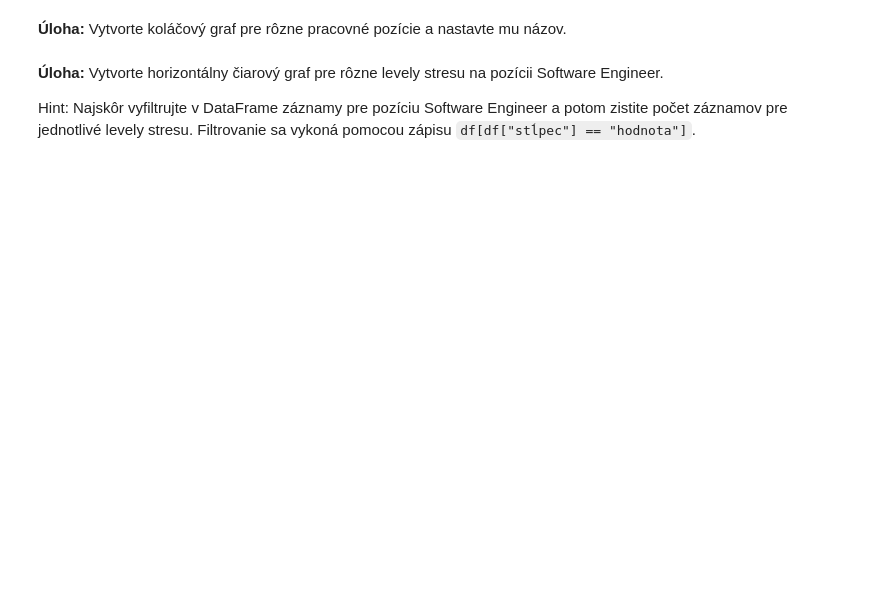
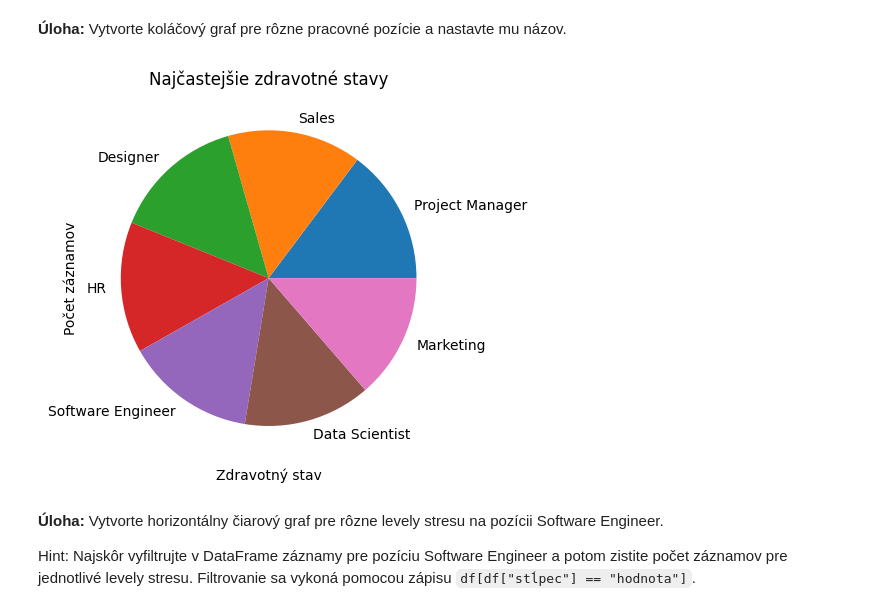
Before and after one commit to tomaschs/SSBU_25, a Jupyter notebook: cv3/CV3_4_Dataset_Python.ipynb, the cells around one changed output. Cells and saved outputs as stored; diff of their text form; code cells hidden in the pictures; blank space fills up the shorter version.

```diff
--- a/cv3/CV3_4_Dataset_Python.ipynb
+++ b/cv3/CV3_4_Dataset_Python.ipynb
@@ -134,7 +321,15 @@ plt.show()
 # %% [markdown]
 **Úloha:** Vytvorte koláčový graf pre rôzne pracovné pozície a nastavte mu názov.
 # %%
-# TODO
+
+df["Job_Role"].value_counts().plot(kind='pie')
+
+plt.title("Najčastejšie zdravotné stavy")
+plt.xlabel("Zdravotný stav")
+plt.ylabel("Počet záznamov")
+plt.show()
+# %% [output]
+[figure, added]
 # %% [markdown]
 **Úloha:** Vytvorte horizontálny čiarový graf pre rôzne levely stresu na pozícii Software Engineer.
 
```
Also changed, not shown: parts of 15 cells of this notebook, 1 other file.
